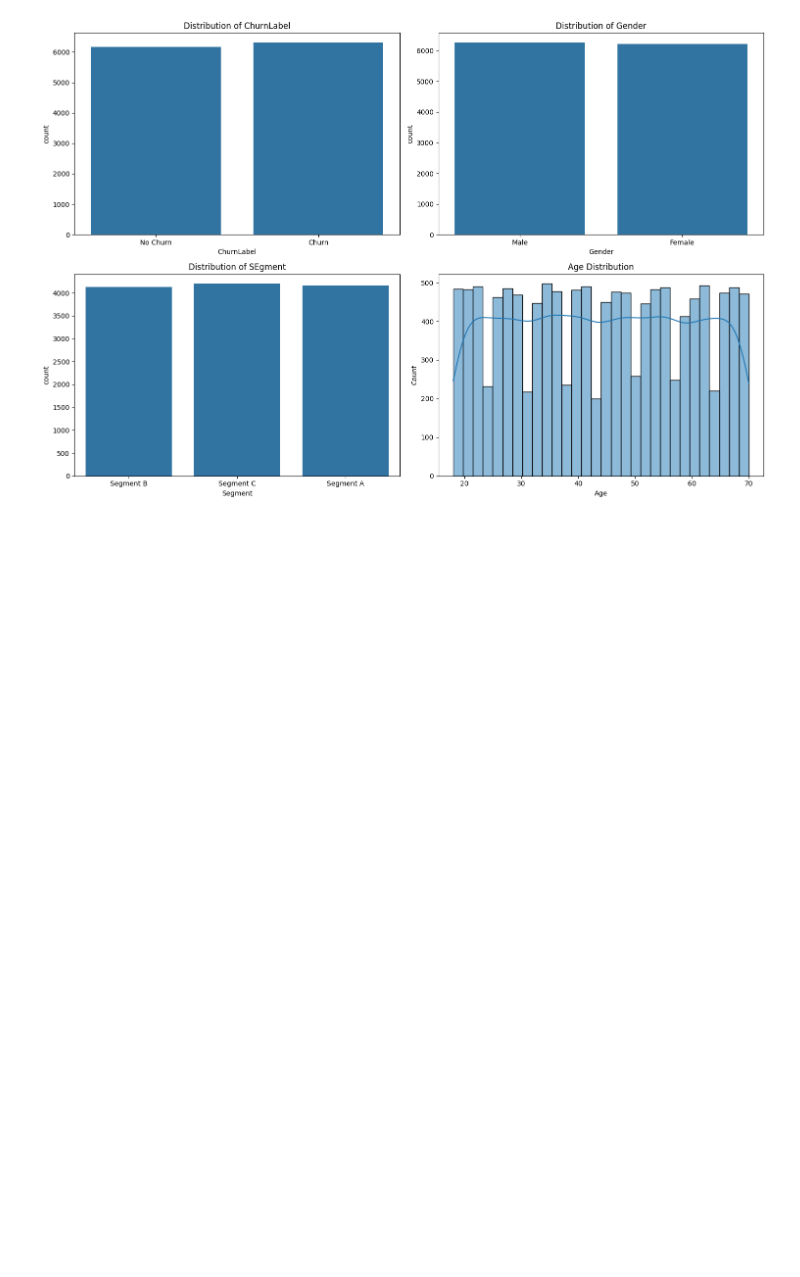
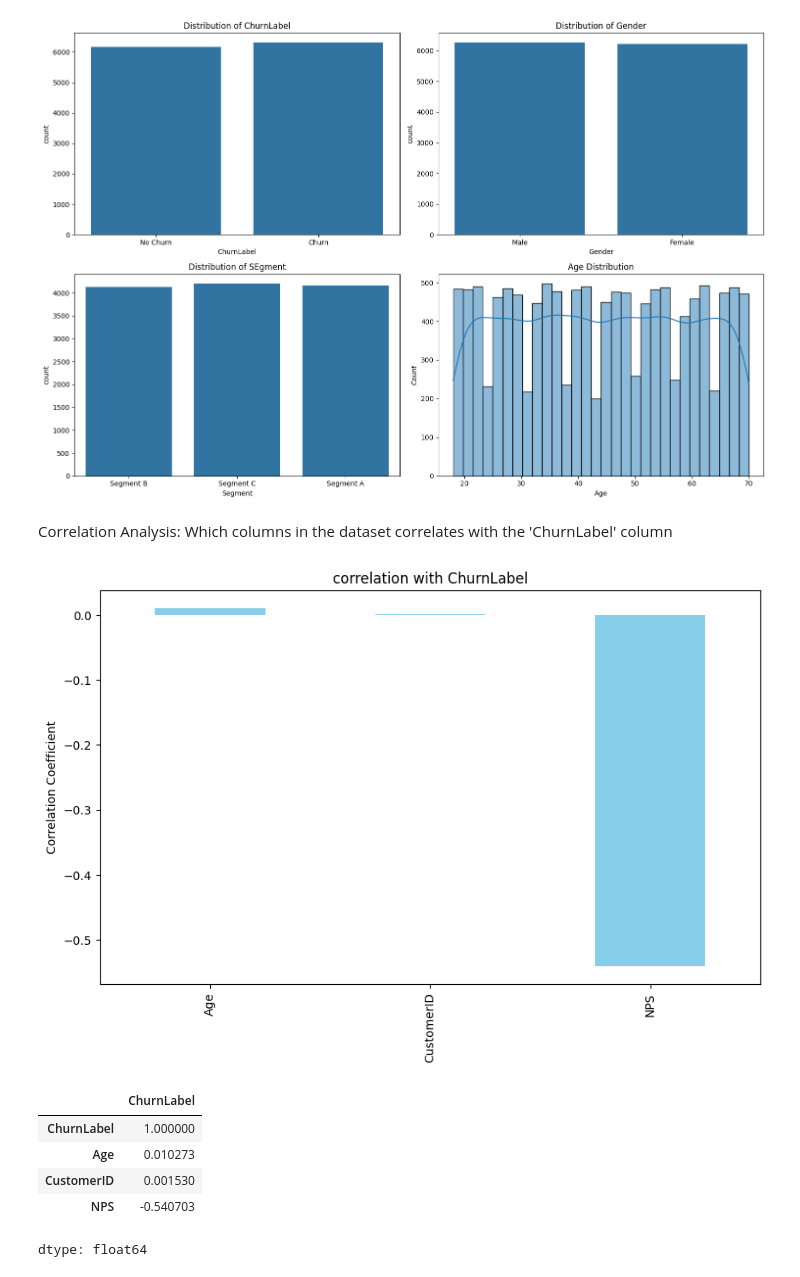
Before and after one commit to EricOdhiambo/Customer-Churn-Prediction-in-a-Telecommunication-company, a Jupyter notebook: customer_churn.ipynb, the cells around one changed output. Drawn from its saved outputs; the diff is of its cells as text; code cells hidden in the pictures; blank space fills up the shorter version.

```diff
--- a/customer_churn.ipynb
+++ b/customer_churn.ipynb
@@ -162,3 +162,25 @@ plt.tight_layout()
 plt.show()
 # %% [output]
 [figure]
+# %% [markdown]
+Correlation Analysis: Which columns in the dataset correlates with the 'ChurnLabel' column
+# %%
+# calculating correlation value with Churnlable
+correlation = customer_df.select_dtypes(include=np.number).corr()['ChurnLabel'].sort_values(ascending=False)
+
+# plot the correlation
+plt.figure(figsize=(10, 6))
+correlation.drop('ChurnLabel').plot(kind='bar', color='skyblue')
+plt.title('correlation with ChurnLabel')
+plt.ylabel('Correlation Coefficient')
+plt.show()
+
+correlation
+# %% [output]
+[figure, added]
+|  | ChurnLabel |
+| ChurnLabel | 1.000000 |
+| Age | 0.010273 |
+| CustomerID | 0.001530 |
+| NPS | -0.540703 |
+dtype: float64
```
